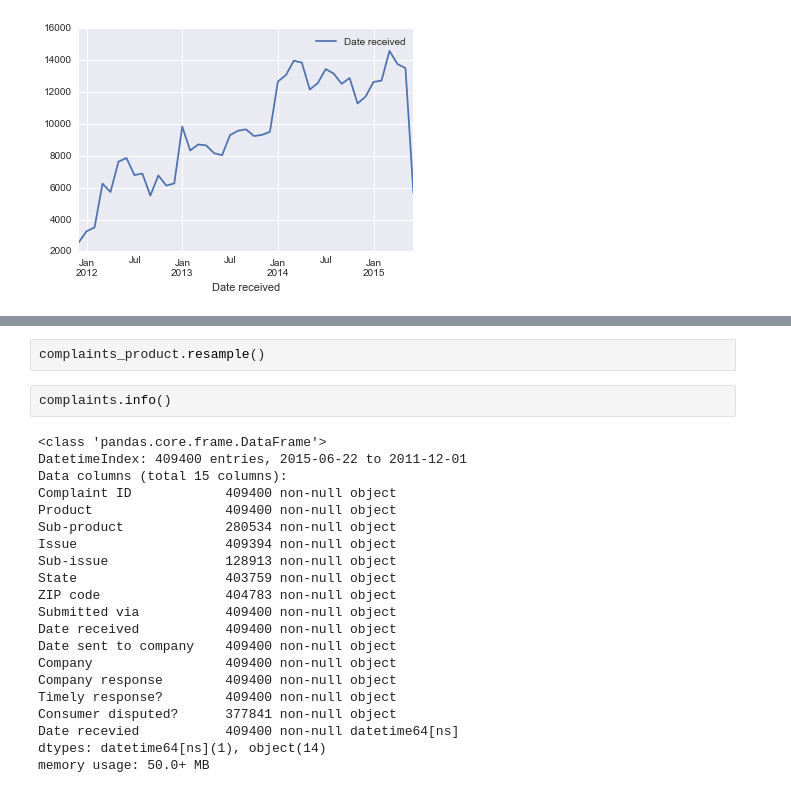
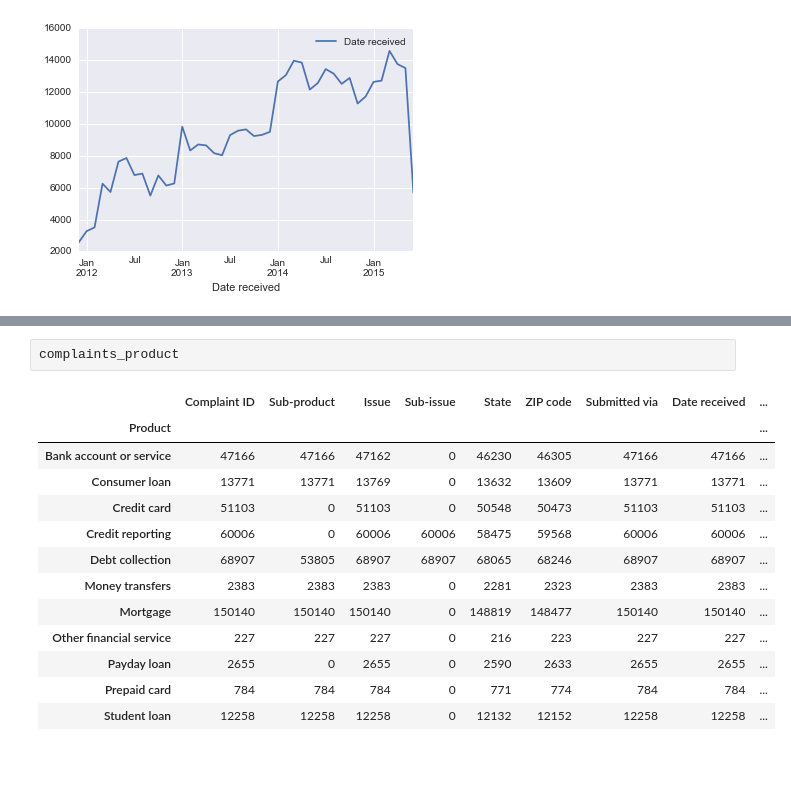
Before and after one commit to tiy-lv-python-2015-06/consumer-complaints, a Jupyter notebook: ConsumerComplaints.ipynb, the cells around one changed output, grey strips where cells are left out. Drawn from its saved outputs; the diff is of its cells as text; blank space fills up the shorter version.

```diff
--- a/ConsumerComplaints.ipynb
+++ b/ConsumerComplaints.ipynb
@@ -86,25 +70,16 @@ Name: Product, dtype: object>
 # %%
-complaints_product.resample()
+complaints_product
+# %% [output]
+|  | Complaint ID | Sub-product | Issue | Sub-issue | State | ZIP code | Submitted via | Date received | ... |
+| Product |  |  |  |  |  |  |  |  | ... |
+| Bank account or service | 47166 | 47166 | 47162 | 0 | 46230 | 46305 | 47166 | 47166 | ... |
+| Consumer loan | 13771 | 13771 | 13769 | 0 | 13632 | 13609 | 13771 | 13771 | ... |
+| Credit card | 51103 | 0 | 51103 | 0 | 50548 | 50473 | 51103 | 51103 | ... |
+| Credit reporting | 60006 | 0 | 60006 | 60006 | 58475 | 59568 | 60006 | 60006 | ... |
+| Debt collection | 68907 | 53805 | 68907 | 68907 | 68065 | 68246 | 68907 | 68907 | ... |
+| Money transfers | 2383 | 2383 | 2383 | 0 | 2281 | 2323 | 2383 | 2383 | ... |
+| Mortgage | 150140 | 150140 | 150140 | 0 | 148819 | 148477 | 150140 | 150140 | ... |
+| Other financial service | 227 | 227 | 227 | 0 | 216 | 223 | 227 | 227 | ... |
+| Payday loan | 2655 | 0 | 2655 | 0 | 2590 | 2633 | 2655 | 2655 | ... |
+| Prepaid card | 784 | 784 | 784 | 0 | 771 | 774 | 784 | 784 | ... |
+| Student loan | 12258 | 12258 | 12258 | 0 | 12132 | 12152 | 12258 | 12258 | ... |
-# %%
-complaints.info()
-# %% [output]
-<class 'pandas.core.frame.DataFrame'>
-DatetimeIndex: 409400 entries, 2015-06-22 to 2011-12-01
-Data columns (total 15 columns):
-Complaint ID            409400 non-null object
-Product                 409400 non-null object
-Sub-product             280534 non-null object
-Issue                   409394 non-null object
-Sub-issue               128913 non-null object
-State                   403759 non-null object
-ZIP code                404783 non-null object
-Submitted via           409400 non-null object
-Date received           409400 non-null object
-Date sent to company    409400 non-null object
-Company                 409400 non-null object
-Company response        409400 non-null object
-Timely response?        409400 non-null object
-Consumer disputed?      377841 non-null object
-Date recevied           409400 non-null datetime64[ns]
-dtypes: datetime64[ns](1), object(14)
-memory usage: 50.0+ MB
```
Also changed, not shown: parts of 4 cells of this notebook.
